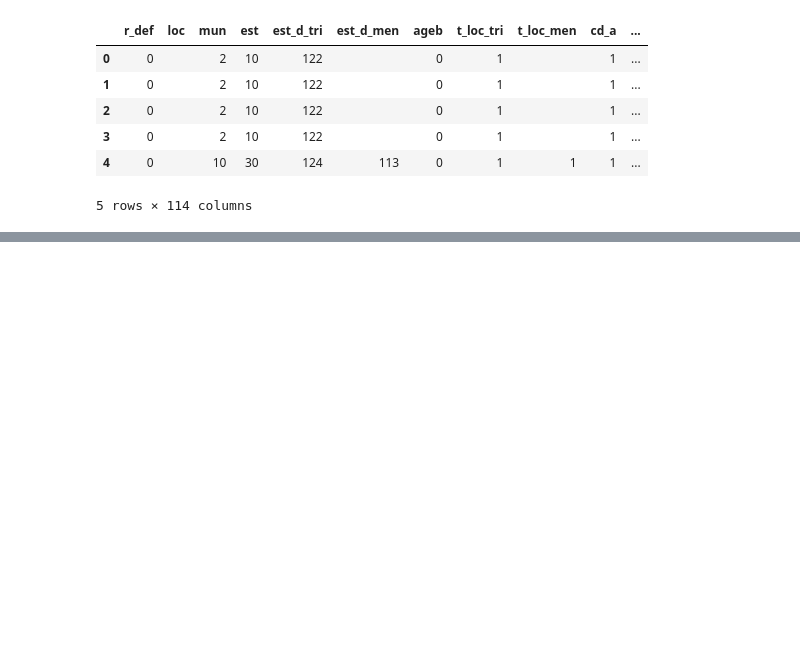
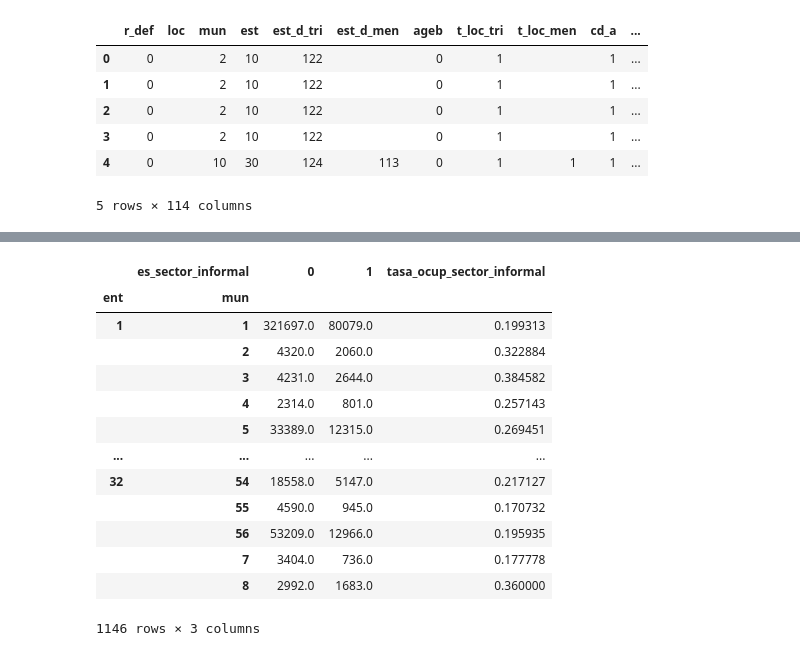
Before and after one commit to system-rowb/Data-Portfolio, a Jupyter notebook: Visualization/GEO_Informalidad_Mexico/GEO_Informalidad_Mexico.ipynb, the cells around one changed output, grey strips where cells are left out. Saved outputs shown, nothing was run; the diff lists cells and outputs as text; code cells hidden in the pictures; blank space fills up the shorter version.

```diff
--- a/Visualization/GEO_Informalidad_Mexico/GEO_Informalidad_Mexico.ipynb
+++ b/Visualization/GEO_Informalidad_Mexico/GEO_Informalidad_Mexico.ipynb
@@ -242,0 +456,35 @@ df.head()
+# %%
+# Crea una columna que identifique si es del sector informal
+df['es_sector_informal'] = np.where(df['tue2'] == 5, 1, 0)
+
+# Clasificación de la población ocupada y desocupada; disponible y no disponible
+# 2. Población desocupada
+df['es_poblacion_ocupada'] = np.where(df['clase2'] == 1, 1, 0)
+
+# Calcula la tasa TOSI, 28.3% a nivel nacional
+tosi = df.query("clase2 == 1").pivot_table(
+    index = LOC_INDEX,
+    columns = 'es_sector_informal',
+    values = 'fac_tri',
+    aggfunc = 'sum'
+)
+
+# Calcula la tasa de ocupacion en el sector informal
+tosi['tasa_ocup_sector_informal'] = tosi[1] / tosi.sum(axis = 1)
+
+tosi
+# %% [output]
+|  | es_sector_informal | 0 | 1 | tasa_ocup_sector_informal |
+| ent | mun |  |  |  |
+| 1 | 1 | 321697.0 | 80079.0 | 0.199313 |
+|  | 2 | 4320.0 | 2060.0 | 0.322884 |
+|  | 3 | 4231.0 | 2644.0 | 0.384582 |
+|  | 4 | 2314.0 | 801.0 | 0.257143 |
+|  | 5 | 33389.0 | 12315.0 | 0.269451 |
+| ... | ... | ... | ... | ... |
+| 32 | 54 | 18558.0 | 5147.0 | 0.217127 |
+|  | 55 | 4590.0 | 945.0 | 0.170732 |
+|  | 56 | 53209.0 | 12966.0 | 0.195935 |
+|  | 7 | 3404.0 | 736.0 | 0.177778 |
+|  | 8 | 2992.0 | 1683.0 | 0.360000 |
+1146 rows × 3 columns
```
Also changed, not shown: parts of 19 cells of this notebook.
